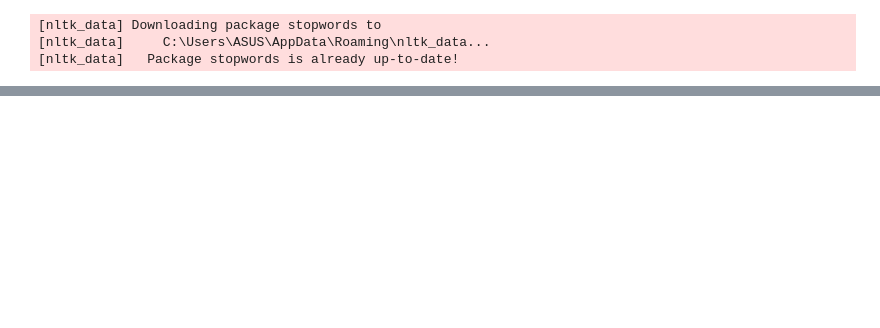
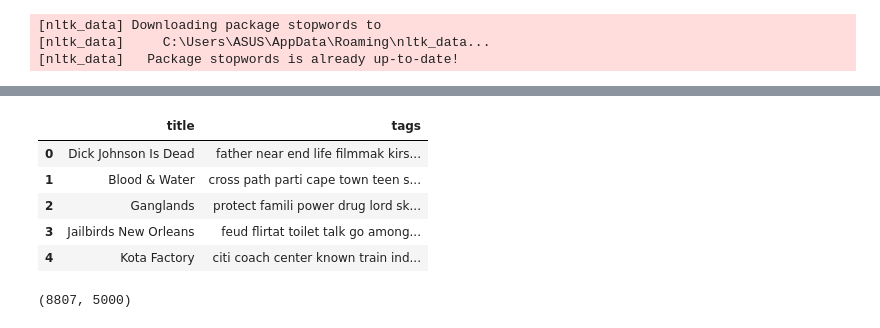
Before and after one commit to Creator-Turbo/NF_Recommendations_ml, a Jupyter notebook: notebook/ml.ipynb, the cells around one changed output, grey strips where cells are left out. Saved outputs shown, nothing was run; the diff lists cells and outputs as text; code cells hidden in the pictures; blank space fills up the shorter version.

```diff
--- a/notebook/ml.ipynb
+++ b/notebook/ml.ipynb
@@ -265,0 +390,9 @@ nf_movies['description'][203]
+# %%
+nf_movies.head()
+# %% [output]
+|  | title | tags |
+| 0 | Dick Johnson Is Dead | father near end life filmmak kirs... |
+| 1 | Blood & Water | cross path parti cape town teen s... |
+| 2 | Ganglands | protect famili power drug lord sk... |
+| 3 | Jailbirds New Orleans | feud flirtat toilet talk go among... |
+| 4 | Kota Factory | citi coach center known train ind... |
@@ -265,0 +404,4 @@ nf_movies['description'][203]
+# %%
+vector.shape
+# %% [output]
+(8807, 5000)
```
Also changed, not shown: parts of 25 cells of this notebook.
